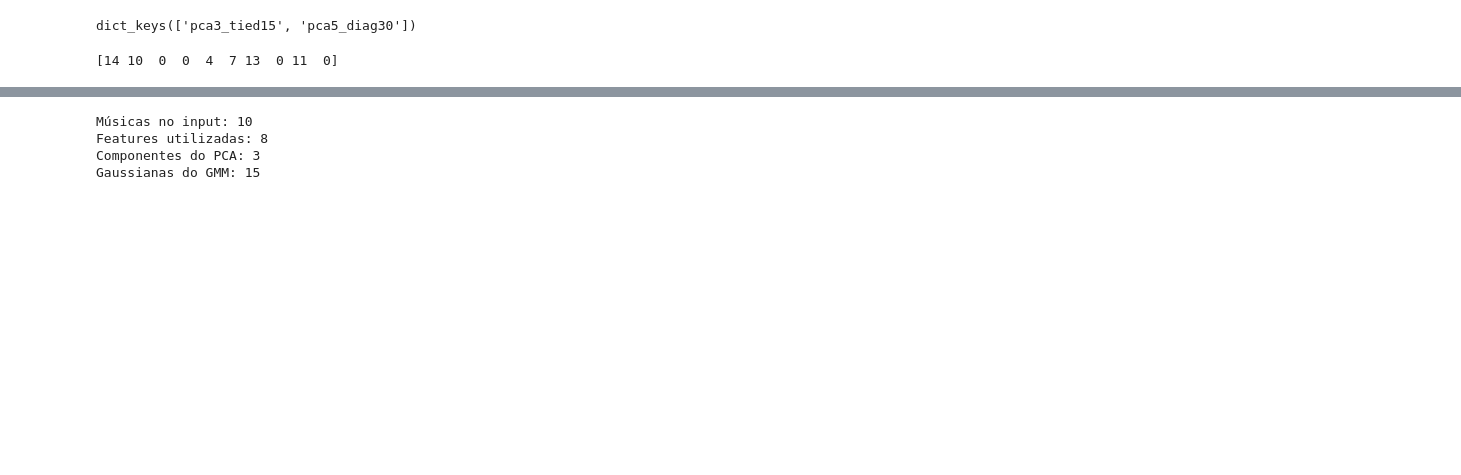
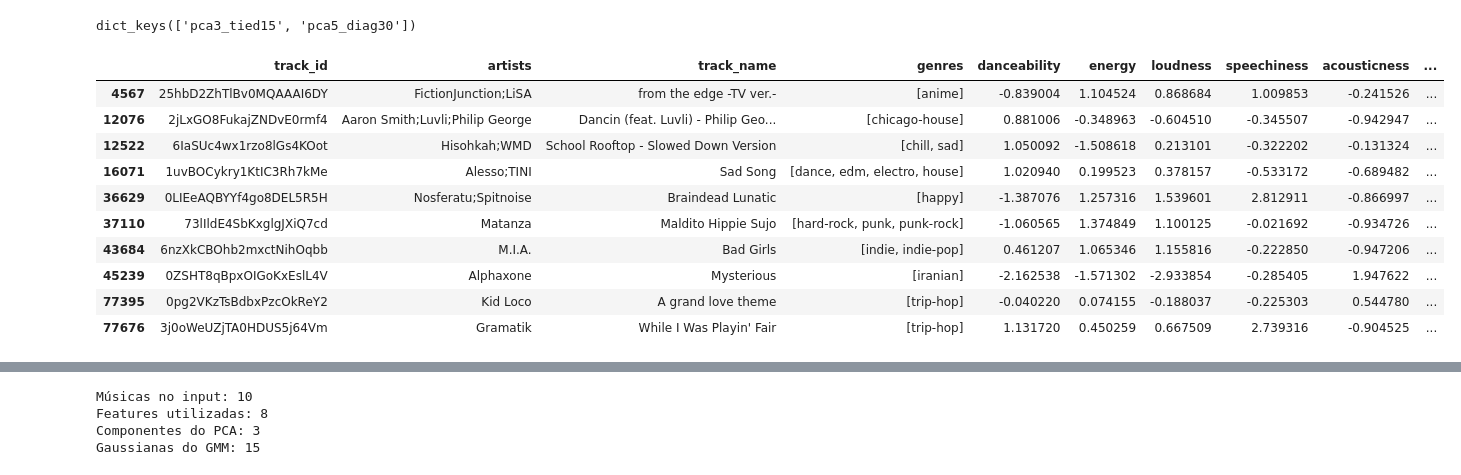
Before and after one commit to Victorpeereiraa/cross_genre_music_discovery, a Jupyter notebook: recommend.ipynb, the cells around one changed output, grey strips where cells are left out. Drawn from its saved outputs; the diff is of its cells as text; code cells hidden in the pictures; blank space fills up the shorter version.

```diff
--- a/recommend.ipynb
+++ b/recommend.ipynb
@@ -211,9 +189,17 @@ X_input_pca = config["pca"].transform(X_input_scaled)
-# %%
-clusters = config["model"].predict(X_input_pca)
-
-print(clusters)
-# %% [output]
-[14 10  0  0  4  7 13  0 11  0]
+# %%
+input_df
+# %% [output]
+|  | track_id | artists | track_name | genres | danceability | energy | loudness | speechiness | acousticness | ... |
+| 4567 | 25hbD2ZhTlBv0MQAAAI6DY | FictionJunction;LiSA | from the edge -TV ver.- | [anime] | -0.839004 | 1.104524 | 0.868684 | 1.009853 | -0.241526 | ... |
+| 12076 | 2jLxGO8FukajZNDvE0rmf4 | Aaron Smith;Luvli;Philip George | Dancin (feat. Luvli) - Philip Geo... | [chicago-house] | 0.881006 | -0.348963 | -0.604510 | -0.345507 | -0.942947 | ... |
+| 12522 | 6IaSUc4wx1rzo8lGs4KOot | Hisohkah;WMD | School Rooftop - Slowed Down Version | [chill, sad] | 1.050092 | -1.508618 | 0.213101 | -0.322202 | -0.131324 | ... |
+| 16071 | 1uvBOCykry1KtIC3Rh7kMe | Alesso;TINI | Sad Song | [dance, edm, electro, house] | 1.020940 | 0.199523 | 0.378157 | -0.533172 | -0.689482 | ... |
+| 36629 | 0LIEeAQBYYf4go8DEL5R5H | Nosferatu;Spitnoise | Braindead Lunatic | [happy] | -1.387076 | 1.257316 | 1.539601 | 2.812911 | -0.866997 | ... |
+| 37110 | 73lIldE4SbKxglgJXiQ7cd | Matanza | Maldito Hippie Sujo | [hard-rock, punk, punk-rock] | -1.060565 | 1.374849 | 1.100125 | -0.021692 | -0.934726 | ... |
+| 43684 | 6nzXkCBOhb2mxctNihOqbb | M.I.A. | Bad Girls | [indie, indie-pop] | 0.461207 | 1.065346 | 1.155816 | -0.222850 | -0.947206 | ... |
+| 45239 | 0ZSHT8qBpxOIGoKxEslL4V | Alphaxone | Mysterious | [iranian] | -2.162538 | -1.571302 | -2.933854 | -0.285405 | 1.947622 | ... |
+| 77395 | 0pg2VKzTsBdbxPzcOkReY2 | Kid Loco | A grand love theme | [trip-hop] | -0.040220 | 0.074155 | -0.188037 | -0.225303 | 0.544780 | ... |
+| 77676 | 3j0oWeUZjTA0HDUS5j64Vm | Gramatik | While I Was Playin' Fair | [trip-hop] | 1.131720 | 0.450259 | 0.667509 | 2.739316 | -0.904525 | ... |
 # %%
 input_df["cluster_gmm"] = clusters
 
```
Also changed, not shown: parts of 39 cells of this notebook.
